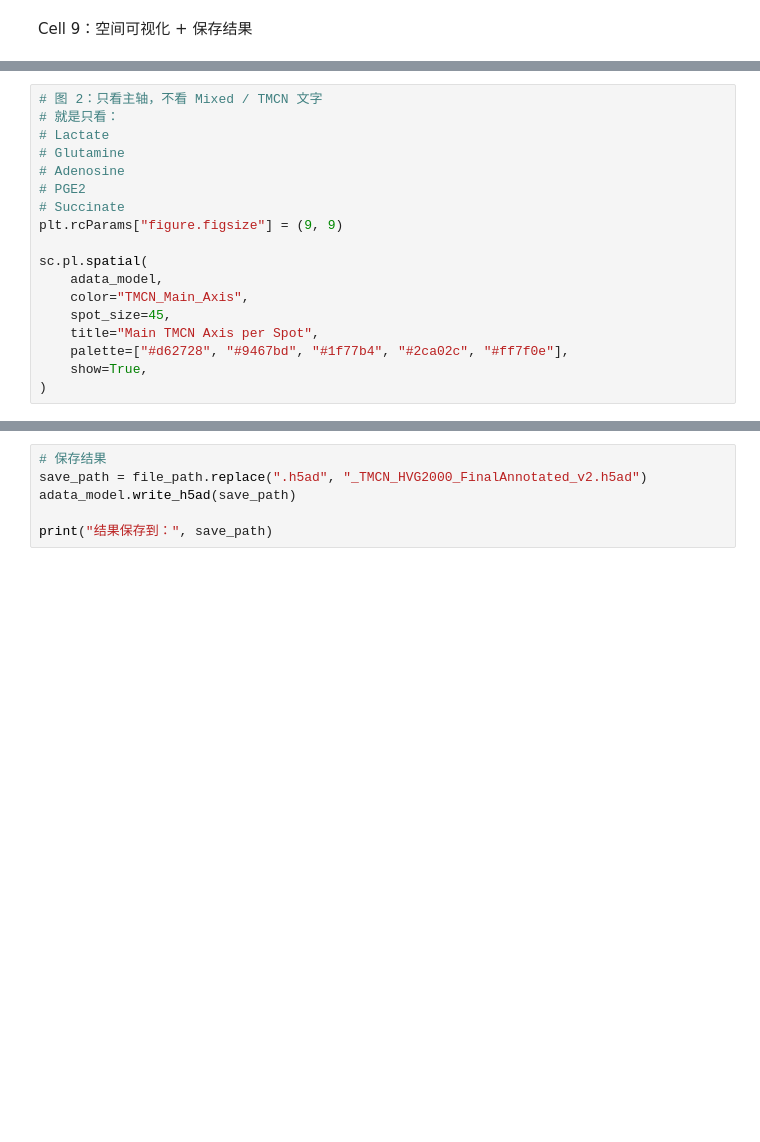
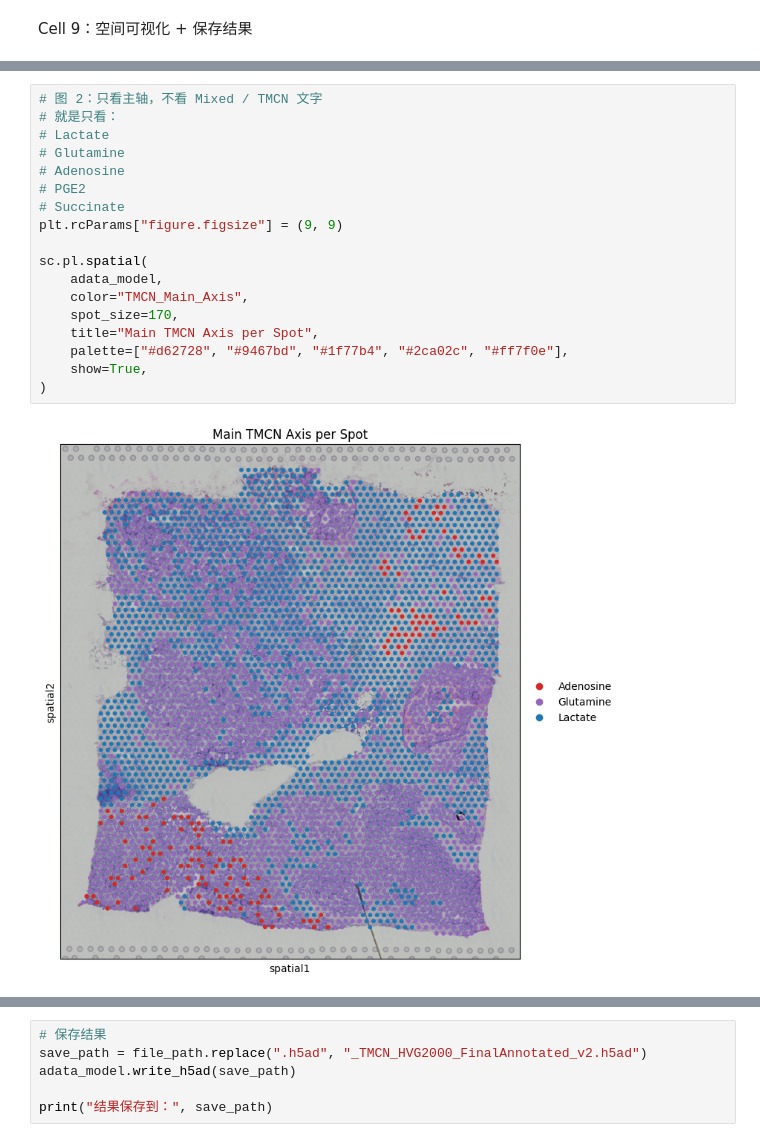
Before and after one commit to Zjyandlsl/NicheCompass-main, a Jupyter notebook: TuMeNiche/src/my/ViHBC_run_nichecompass.ipynb, the cells around one changed output, grey strips where cells are left out. Saved outputs shown, nothing was run; the diff lists cells and outputs as text; blank space fills up the shorter version.

```diff
--- a/TuMeNiche/src/my/ViHBC_run_nichecompass.ipynb
+++ b/TuMeNiche/src/my/ViHBC_run_nichecompass.ipynb
@@ -1048,21 +1136,23 @@ sc.pl.spatial(
 # %%
 # 图 2：只看主轴，不看 Mixed / TMCN 文字
 # 就是只看：
 # Lactate
 # Glutamine
 # Adenosine
 # PGE2
 # Succinate
 plt.rcParams["figure.figsize"] = (9, 9)
 
 sc.pl.spatial(
     adata_model,
     color="TMCN_Main_Axis",
-    spot_size=45,
+    spot_size=170,
     title="Main TMCN Axis per Spot",
     palette=["#d62728", "#9467bd", "#1f77b4", "#2ca02c", "#ff7f0e"],
     show=True,
 )
+# %% [output]
+[figure, added]
 # %%
 # 图 3：分别单独画某一个 axis
 adata_model.obs["Lactate_only"] = np.where(
```
Also changed, not shown: parts of 5 cells of this notebook, 1 other file.
